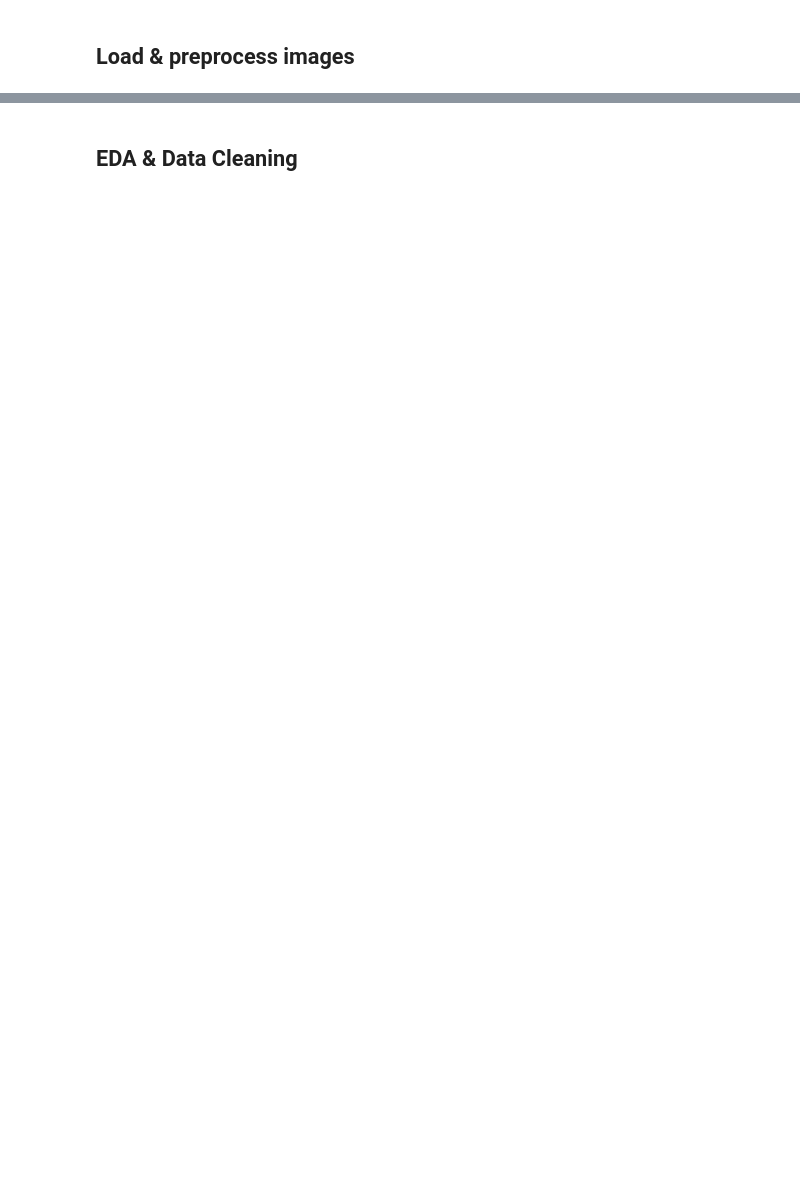
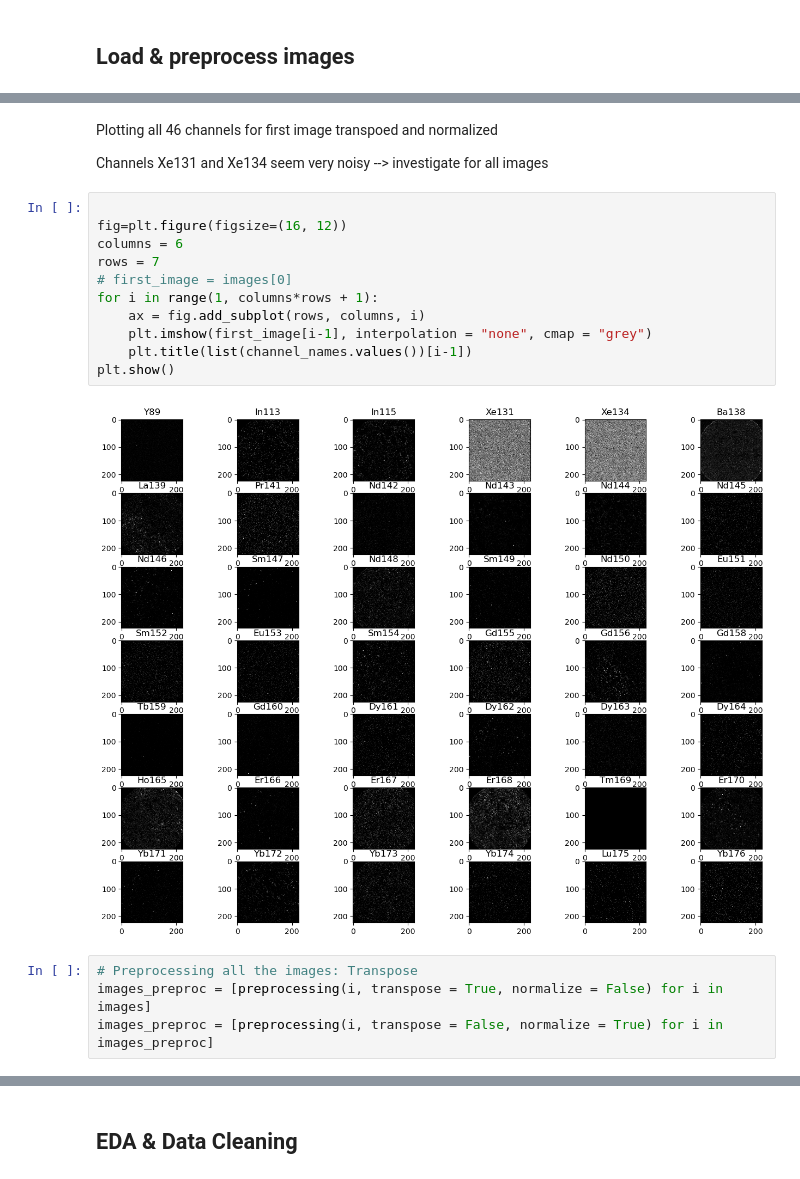
Before and after one commit to BME342-ResNet/BME342, a Jupyter notebook: code/Data_Preparation.ipynb, the cells around one changed output, grey strips where cells are left out. Cells and saved outputs as stored; diff of their text form; blank space fills up the shorter version.

```diff
--- a/code/Data_Preparation.ipynb
+++ b/code/Data_Preparation.ipynb
@@ -130,0 +268,21 @@ hp.initialize_notebook() # initialize with GPU enabled
+# %% [markdown]
+Plotting all 46 channels for first image transpoed and normalized
+
+Channels Xe131 and Xe134 seem very noisy --> investigate for all images
+# %%
+
+fig=plt.figure(figsize=(16, 12))
+columns = 6
+rows = 7
+# first_image = images[0]
+for i in range(1, columns*rows + 1):
+    ax = fig.add_subplot(rows, columns, i)
+    plt.imshow(first_image[i-1], interpolation = "none", cmap = "grey")
+    plt.title(list(channel_names.values())[i-1])
+plt.show()
+# %% [output]
+[figure, added]
+# %%
+# Preprocessing all the images: Transpose
+images_preproc = [preprocessing(i, transpose = True, normalize = False) for i in images]
+images_preproc = [preprocessing(i, transpose = False, normalize = True) for i in images_preproc]
```
Also changed, not shown: parts of 34 cells of this notebook, 1 other file.
